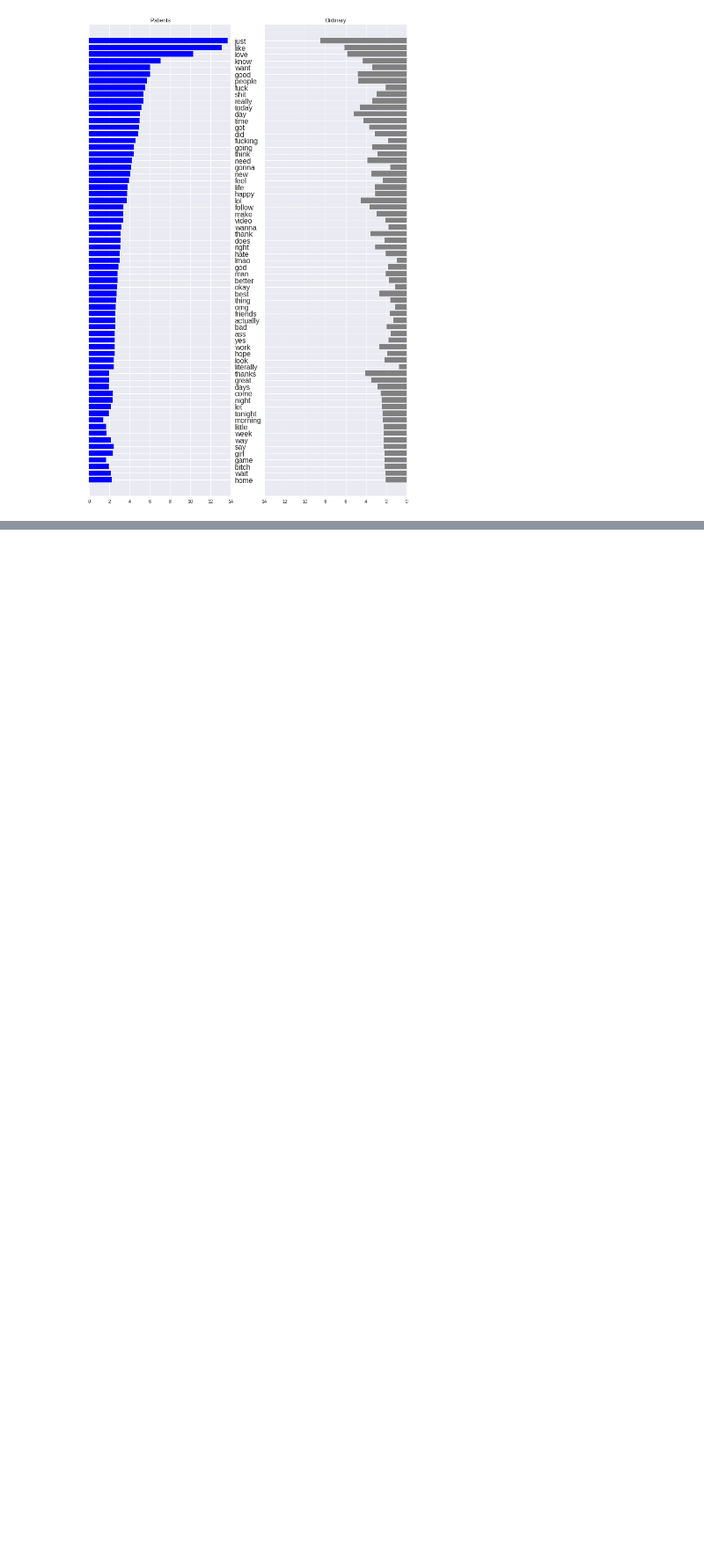
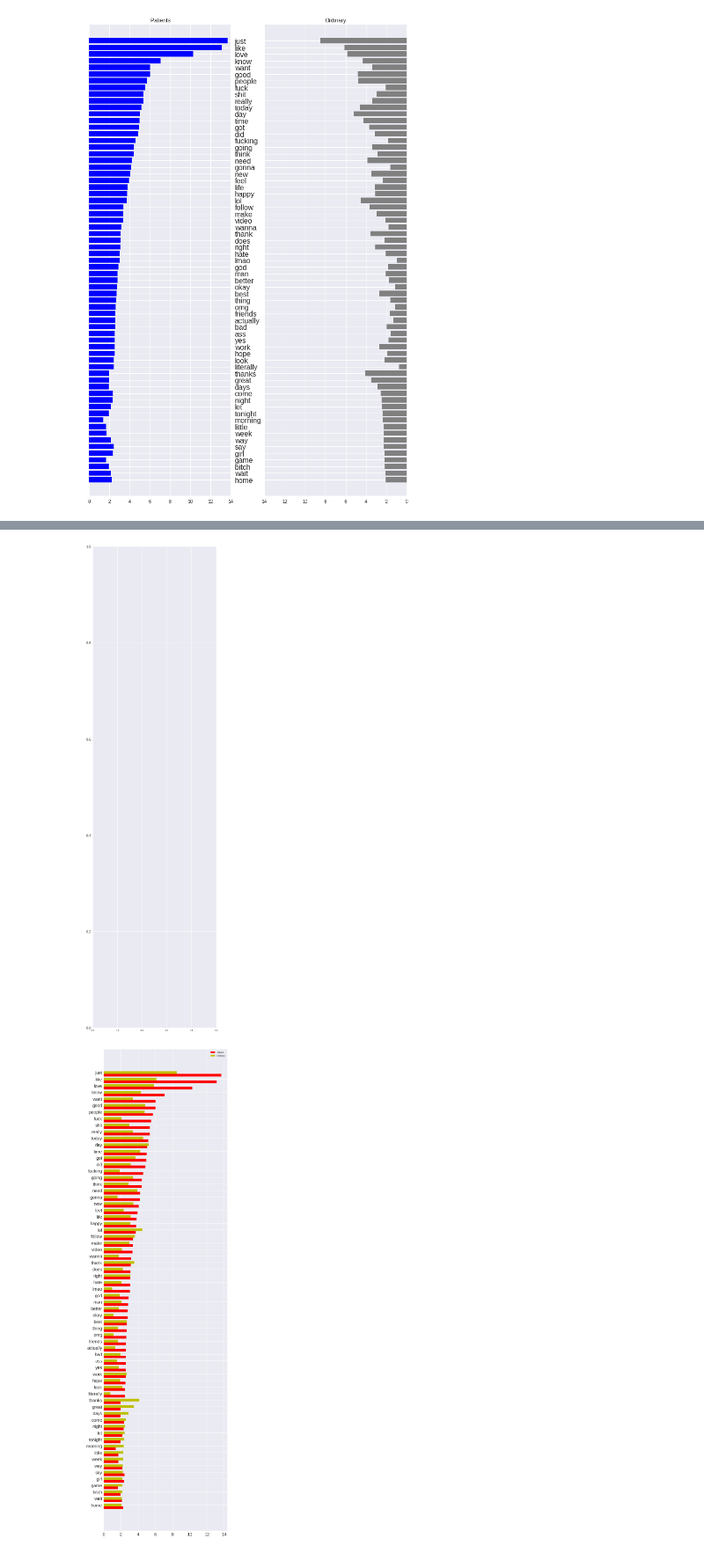
Before and after one commit to Adeline-Wei/Depression_Research, a Jupyter notebook: 1_preprocessing/tfidf_new_version.ipynb, the cells around one changed output, grey strips where cells are left out. Shown at 88% size. Saved outputs shown, nothing was run; the diff lists cells and outputs as text; code cells hidden in the pictures; blank space fills up the shorter version.

Commit message:
add one more plot graph type

```diff
--- a/1_preprocessing/tfidf_new_version.ipynb
+++ b/1_preprocessing/tfidf_new_version.ipynb
@@ -488,0 +513,5 @@ plotTwoGroupsTfidfType1()
+# %%
+plotTwoGroupsTfidfType3()
+# %% [output]
+[figure, added]
+[figure, added]
```
Also changed, not shown: parts of 3 cells of this notebook, 1 other file.
